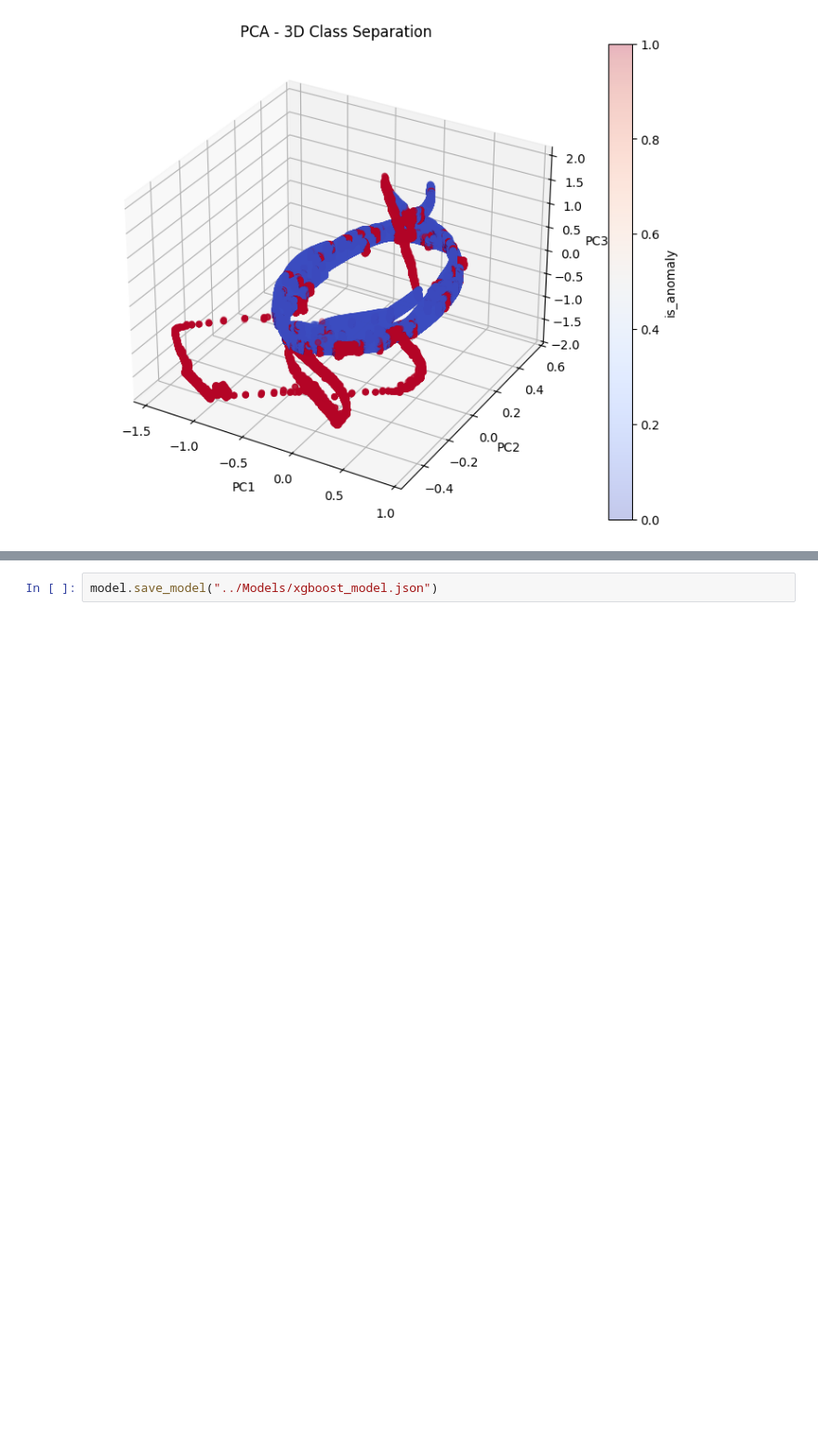
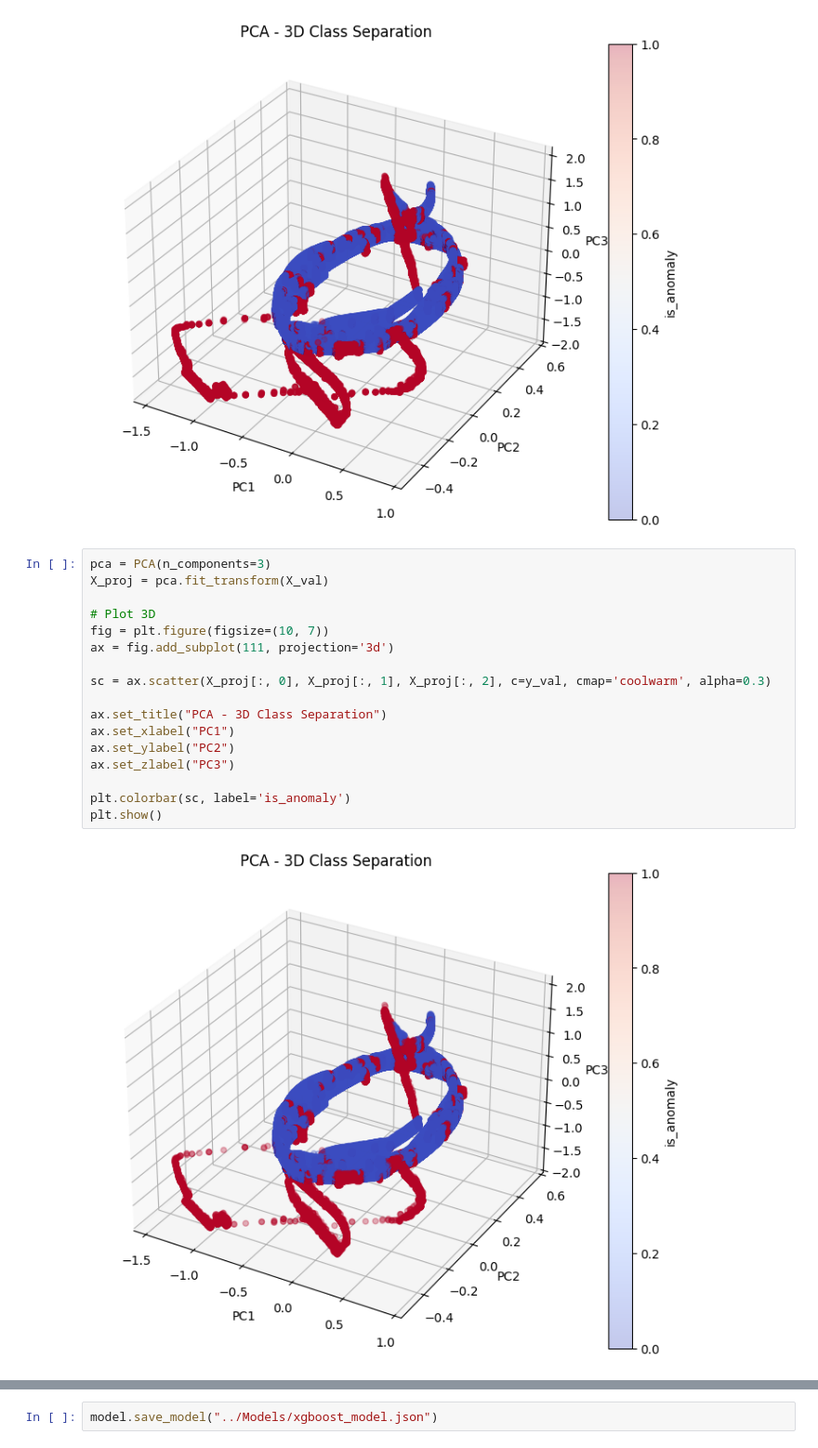
Before and after one commit to GionataGrotto/ESA_spacecraft_anomaly, a Jupyter notebook: Code/xgboost_model.ipynb, the cells around one changed output, grey strips where cells are left out. Shown: that part at 93% size. Saved outputs shown, nothing was run; the diff lists cells and outputs as text; blank space fills up the shorter version.

Commit message:
plot pca 3d val

```diff
--- a/Code/xgboost_model.ipynb
+++ b/Code/xgboost_model.ipynb
@@ -124,3 +124,22 @@ plt.colorbar(sc, label='is_anomaly')
 plt.show()
 # %% [output]
 [figure]
+# %%
+pca = PCA(n_components=3)
+X_proj = pca.fit_transform(X_val)
+
+# Plot 3D
+fig = plt.figure(figsize=(10, 7))
+ax = fig.add_subplot(111, projection='3d')
+
+sc = ax.scatter(X_proj[:, 0], X_proj[:, 1], X_proj[:, 2], c=y_val, cmap='coolwarm', alpha=0.3)
+
+ax.set_title("PCA - 3D Class Separation")
+ax.set_xlabel("PC1")
+ax.set_ylabel("PC2")
+ax.set_zlabel("PC3")
+
+plt.colorbar(sc, label='is_anomaly')
+plt.show()
+# %% [output]
+[figure, added]
```
Also changed, not shown: parts of 1 cell of this notebook.
